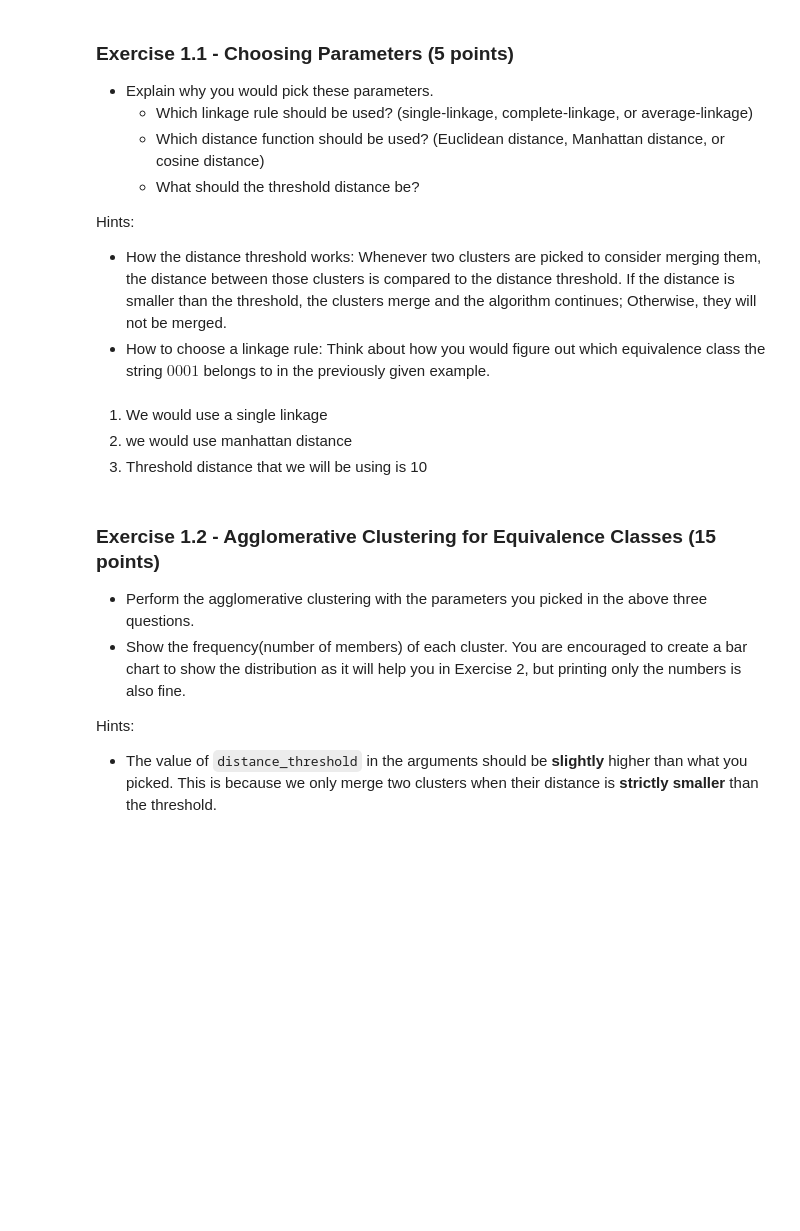
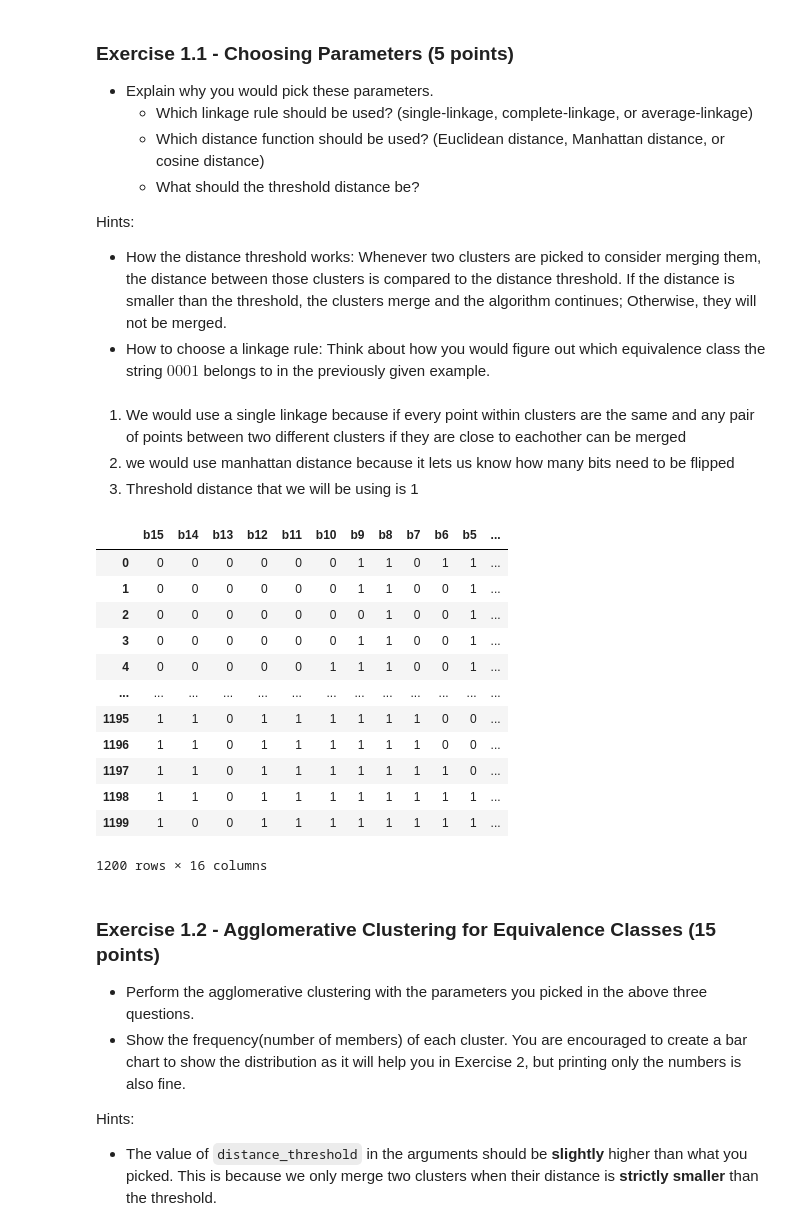
Before and after one commit to SriSupratikTalari/hw3, a Jupyter notebook: Clustering_and_Dimensional_Reduction.ipynb, the cells around one changed output. Saved outputs shown, nothing was run; the diff lists cells and outputs as text; code cells hidden in the pictures; blank space fills up the shorter version.

```diff
--- a/Clustering_and_Dimensional_Reduction.ipynb
+++ b/Clustering_and_Dimensional_Reduction.ipynb
@@ -61,13 +61,29 @@ Hints:
  - How the distance threshold works: Whenever two clusters are picked to consider merging them, the distance between those clusters is compared to the distance threshold. If the distance is smaller than the threshold, the clusters merge and the algorithm continues; Otherwise, they will not be merged.
  - How to choose a linkage rule: Think about how you would figure out which equivalence class the string $0001$ belongs to in the previously given example.
 # %% [markdown]
-1. We would use a single linkage
-2. we would use manhattan distance
-3. Threshold distance that we will be using is 10
+1. We would use a single linkage because if every point within clusters are the same and any pair of points between two different clusters if they are close to eachother can be merged
+2. we would use manhattan distance because it lets us know how many bits need to be flipped
+3. Threshold distance that we will be using is 1
 # %%
 import pandas as pd
 import numpy as np
 df = pd.read_csv('bitstrings.csv') # change filename location based on your setup
+# %%
+df
+# %% [output]
+|  | b15 | b14 | b13 | b12 | b11 | b10 | b9 | b8 | b7 | b6 | b5 | ... |
+| 0 | 0 | 0 | 0 | 0 | 0 | 0 | 1 | 1 | 0 | 1 | 1 | ... |
+| 1 | 0 | 0 | 0 | 0 | 0 | 0 | 1 | 1 | 0 | 0 | 1 | ... |
+| 2 | 0 | 0 | 0 | 0 | 0 | 0 | 0 | 1 | 0 | 0 | 1 | ... |
+| 3 | 0 | 0 | 0 | 0 | 0 | 0 | 1 | 1 | 0 | 0 | 1 | ... |
+| 4 | 0 | 0 | 0 | 0 | 0 | 1 | 1 | 1 | 0 | 0 | 1 | ... |
+| ... | ... | ... | ... | ... | ... | ... | ... | ... | ... | ... | ... | ... |
+| 1195 | 1 | 1 | 0 | 1 | 1 | 1 | 1 | 1 | 1 | 0 | 0 | ... |
+| 1196 | 1 | 1 | 0 | 1 | 1 | 1 | 1 | 1 | 1 | 0 | 0 | ... |
+| 1197 | 1 | 1 | 0 | 1 | 1 | 1 | 1 | 1 | 1 | 1 | 0 | ... |
+| 1198 | 1 | 1 | 0 | 1 | 1 | 1 | 1 | 1 | 1 | 1 | 1 | ... |
+| 1199 | 1 | 0 | 0 | 1 | 1 | 1 | 1 | 1 | 1 | 1 | 1 | ... |
+1200 rows × 16 columns
 # %% [markdown]
 ### Exercise 1.2 - Agglomerative Clustering for Equivalence Classes (15 points)
 
```
Also changed, not shown: parts of 16 cells of this notebook.
